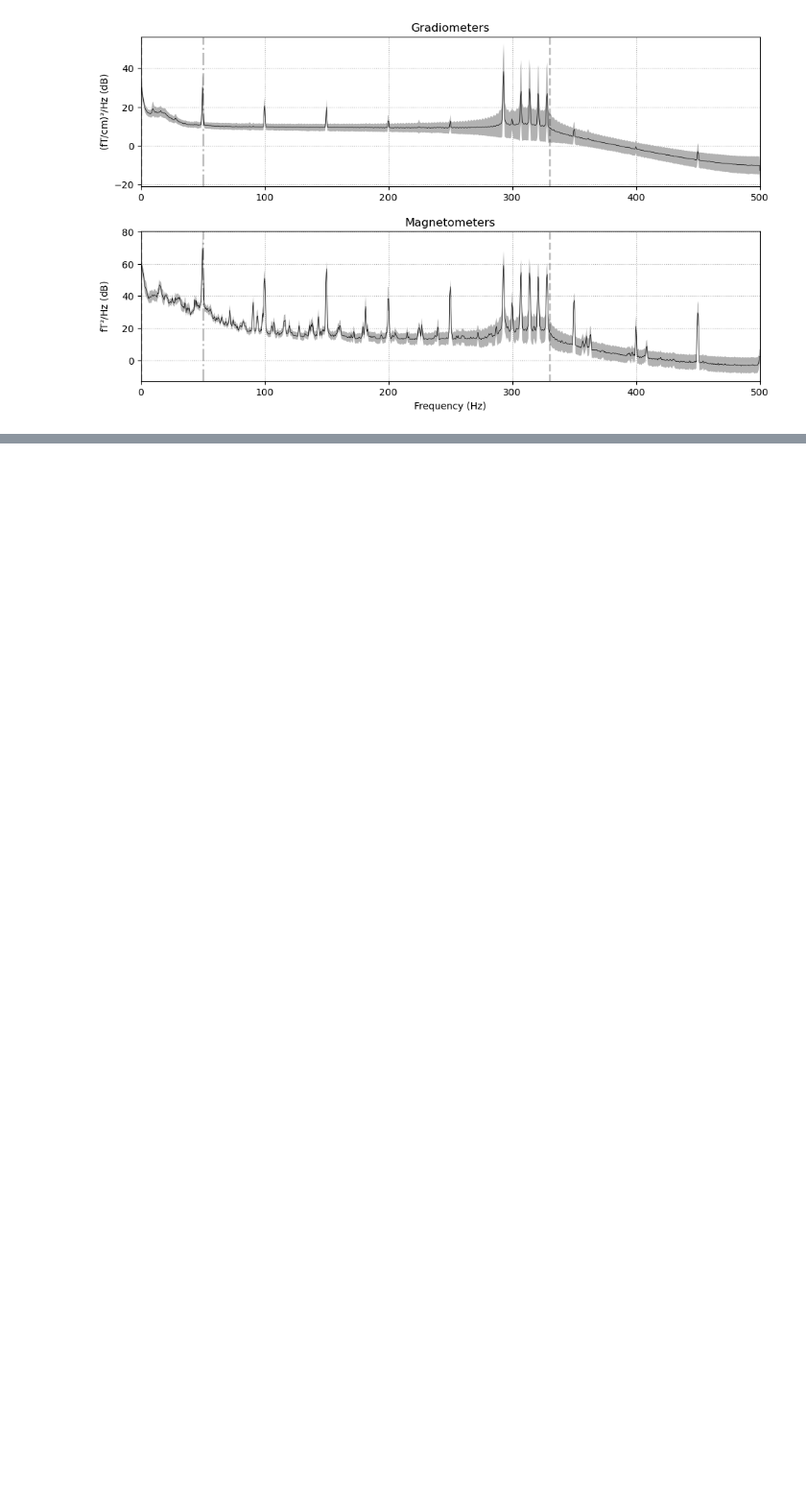
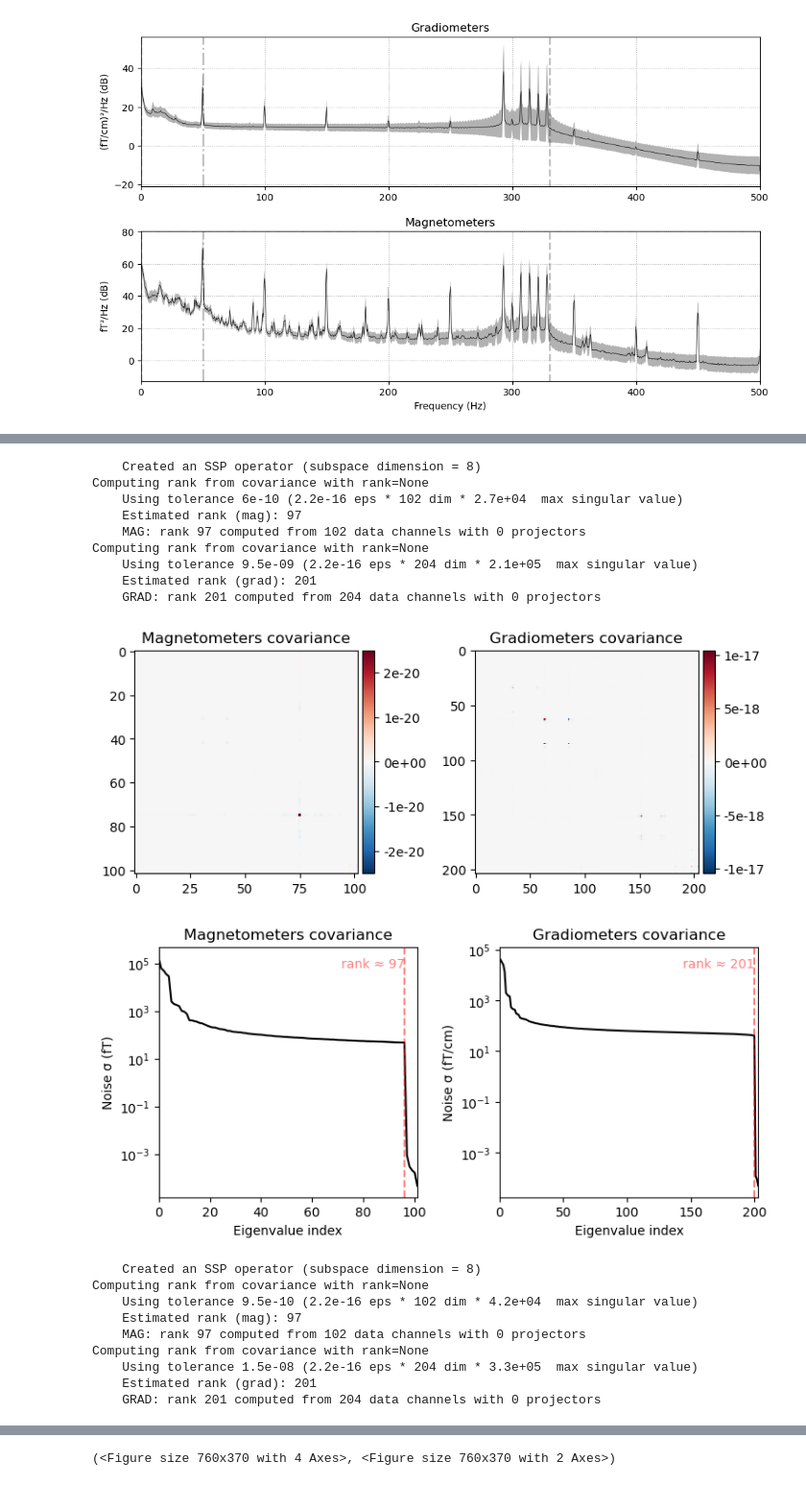
Before and after one commit to zhibinz2/MEG_EEG_Source_Localization, a Jupyter notebook: test_scripts/test.ipynb, the cells around one changed output, grey strips where cells are left out. Shown: that part at 96% size. Drawn from its saved outputs; the diff is of its cells as text; code cells hidden in the pictures; blank space fills up the shorter version.

```diff
--- a/test_scripts/test.ipynb
+++ b/test_scripts/test.ipynb
@@ -86,0 +114,2 @@ Effective window size : 2.048 (s)
+# %%
+raw_empty_room.info["bads"] = [bb for bb in raw.info["bads"] if "EEG" not in bb]
@@ -86,0 +131,4 @@ Effective window size : 2.048 (s)
+# %%
+raw_empty_room.add_proj(
+    [pp.copy() for pp in raw.info["projs"] if "EEG" not in pp["desc"]]
+)
@@ -86,0 +150,2 @@ Effective window size : 2.048 (s)
+# %%
+noise_cov = mne.compute_raw_covariance(raw_empty_room, tmin=0, tmax=None)
@@ -86,0 +156,2 @@ Effective window size : 2.048 (s)
+# %%
+noise_cov_baseline = mne.compute_covariance(epochs, tmax=0)
@@ -86,0 +170,24 @@ Effective window size : 2.048 (s)
+# %%
+noise_cov.plot(raw_empty_room.info, proj=True)
+noise_cov_baseline.plot(epochs.info, proj=True)
+# %% [output]
+    Created an SSP operator (subspace dimension = 8)
+Computing rank from covariance with rank=None
+    Using tolerance 6e-10 (2.2e-16 eps * 102 dim * 2.7e+04  max singular value)
+    Estimated rank (mag): 97
+    MAG: rank 97 computed from 102 data channels with 0 projectors
+Computing rank from covariance with rank=None
+    Using tolerance 9.5e-09 (2.2e-16 eps * 204 dim * 2.1e+05  max singular value)
+    Estimated rank (grad): 201
+    GRAD: rank 201 computed from 204 data channels with 0 projectors
+[figure, added]
+[figure, added]
+    Created an SSP operator (subspace dimension = 8)
+Computing rank from covariance with rank=None
+    Using tolerance 9.5e-10 (2.2e-16 eps * 102 dim * 4.2e+04  max singular value)
+    Estimated rank (mag): 97
+    MAG: rank 97 computed from 102 data channels with 0 projectors
+Computing rank from covariance with rank=None
+    Using tolerance 1.5e-08 (2.2e-16 eps * 204 dim * 3.3e+05  max singular value)
+    Estimated rank (grad): 201
+    GRAD: rank 201 computed from 204 data channels with 0 projectors
@@ -86,0 +196 @@ Effective window size : 2.048 (s)
+(<Figure size 760x370 with 4 Axes>, <Figure size 760x370 with 2 Axes>)
```
Also changed, not shown: parts of 12 cells of this notebook, 9 other files.
